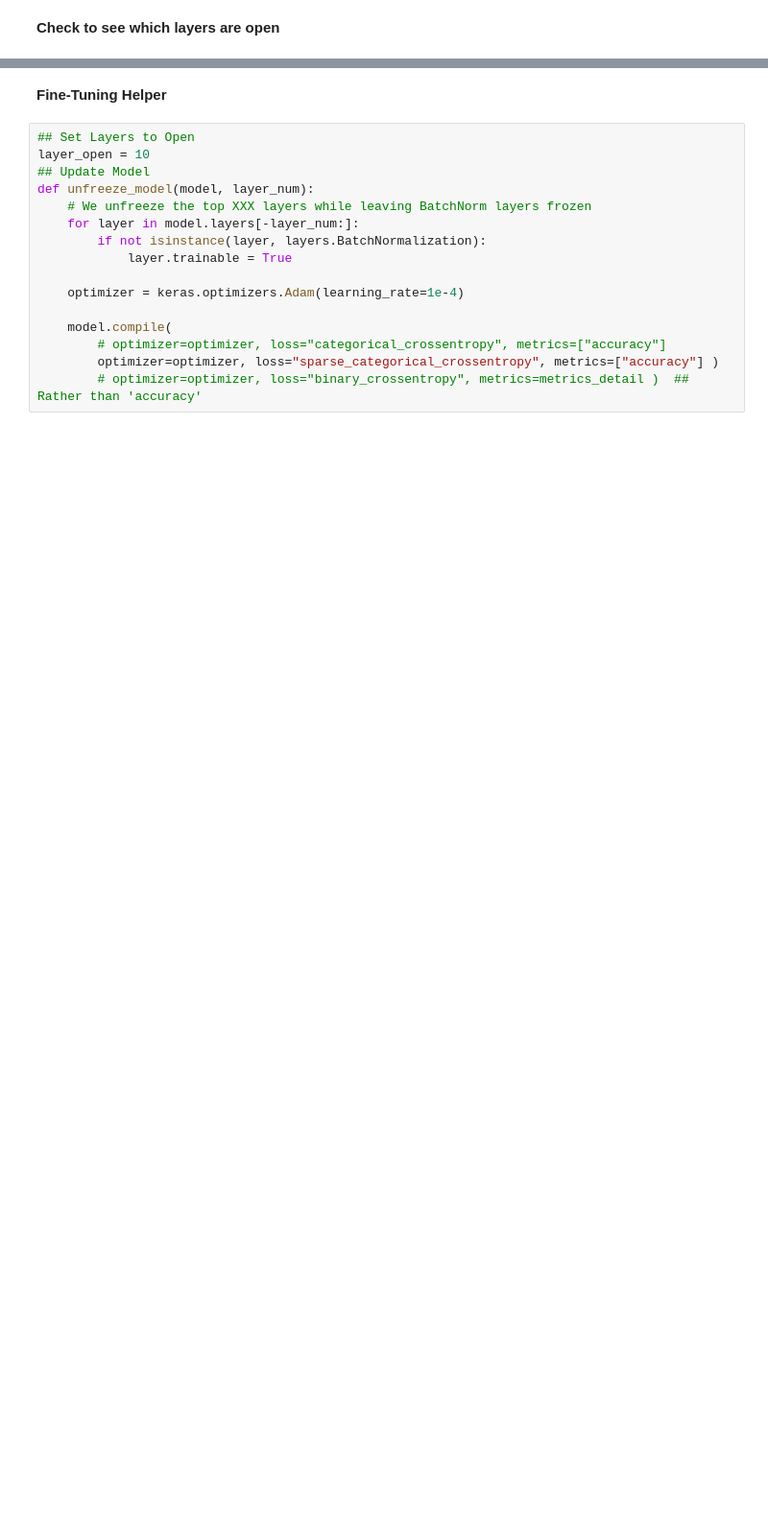
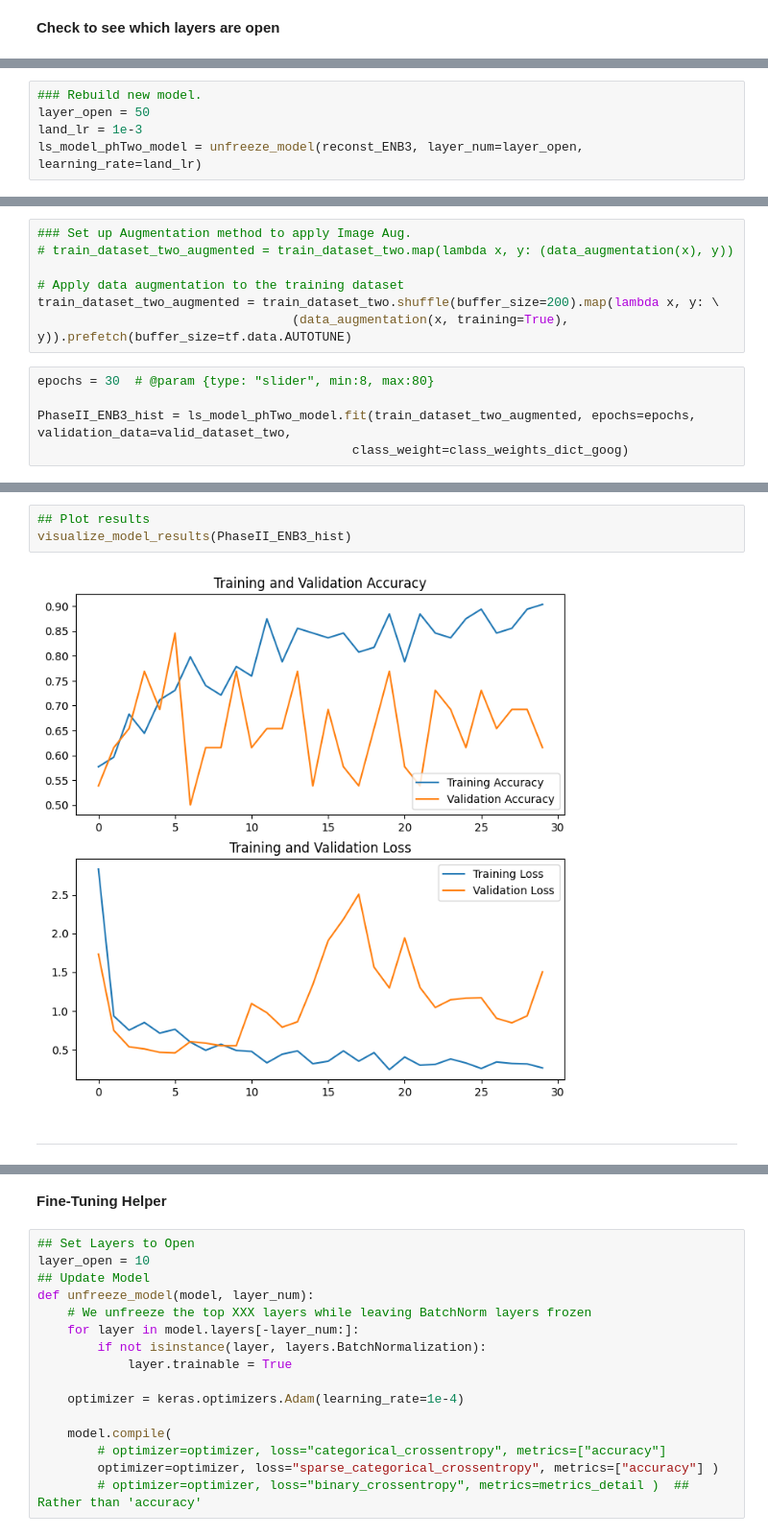
Before and after one commit to eltsvetk/DS6050_Project, a Jupyter notebook: Model_SecondPhase_ReconstModel_hh.ipynb, the cells around one changed output, grey strips where cells are left out. Shown: that part at 96% size. Saved outputs shown, nothing was run; the diff lists cells and outputs as text; blank space fills up the shorter version.

```diff
--- a/Model_SecondPhase_ReconstModel_hh.ipynb
+++ b/Model_SecondPhase_ReconstModel_hh.ipynb
@@ -249,0 +500,5 @@ reconst_ENB3 = keras.models.load_model(reconstruct_path)
+# %%
+### Rebuild new model.
+layer_open = 50
+land_lr = 1e-3
+ls_model_phTwo_model = unfreeze_model(reconst_ENB3, layer_num=layer_open, learning_rate=land_lr)
@@ -249,0 +508,12 @@ reconst_ENB3 = keras.models.load_model(reconstruct_path)
+# %%
+### Set up Augmentation method to apply Image Aug.
+# train_dataset_two_augmented = train_dataset_two.map(lambda x, y: (data_augmentation(x), y))
+
+# Apply data augmentation to the training dataset
+train_dataset_two_augmented = train_dataset_two.shuffle(buffer_size=200).map(lambda x, y: \
+                                  (data_augmentation(x, training=True), y)).prefetch(buffer_size=tf.data.AUTOTUNE)
+# %%
+epochs = 30  # @param {type: "slider", min:8, max:80}
+
+PhaseII_ENB3_hist = ls_model_phTwo_model.fit(train_dataset_two_augmented, epochs=epochs, validation_data=valid_dataset_two,
+                                          class_weight=class_weights_dict_goog)
@@ -249,0 +538,7 @@ reconst_ENB3 = keras.models.load_model(reconstruct_path)
+# %%
+## Plot results
+visualize_model_results(PhaseII_ENB3_hist)
+# %% [output]
+[figure, added]
+# %% [markdown]
+<hr style="border:3px solid #301b66">
```
Also changed, not shown: parts of 67 cells of this notebook, 1 other file.
